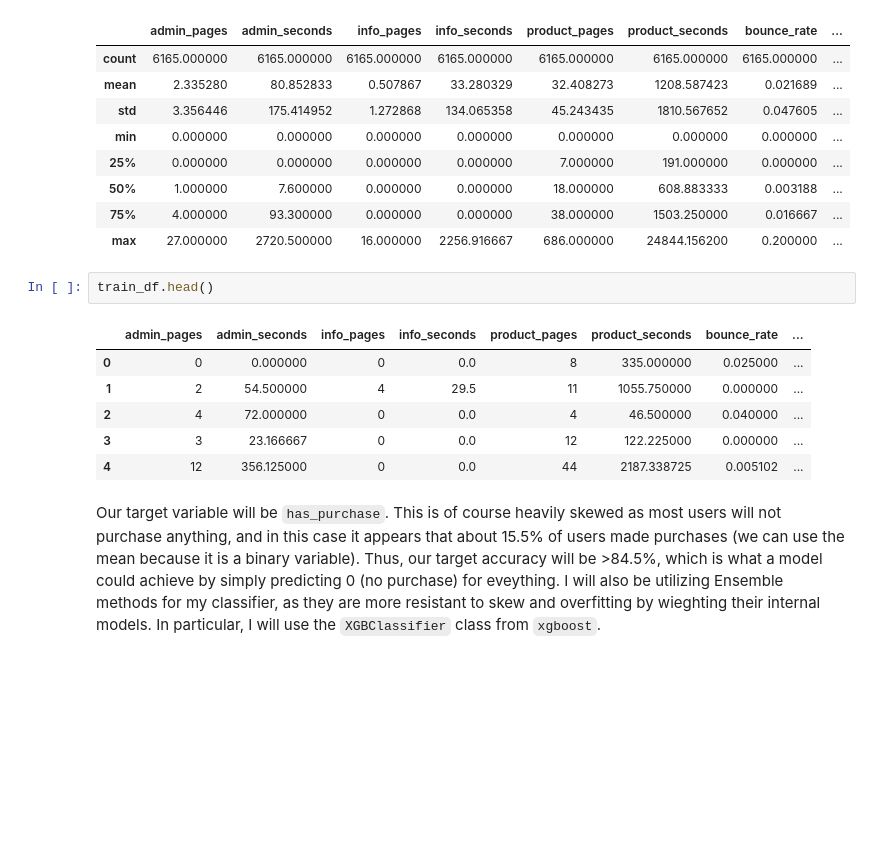
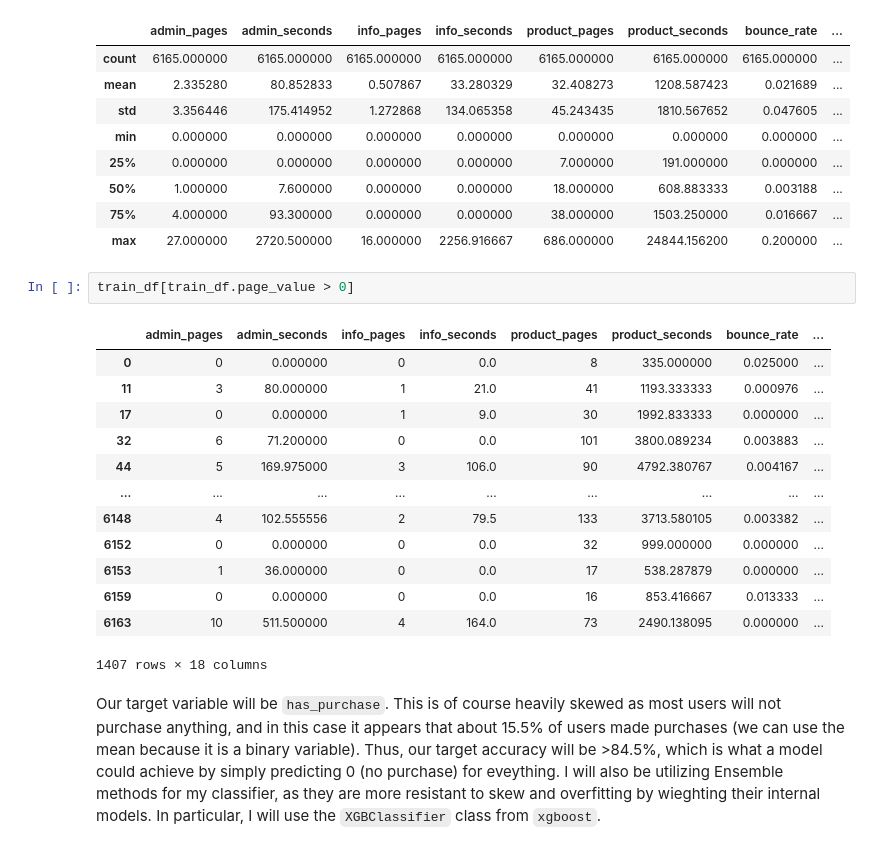
Before and after one commit to ACB-prgm/Predicting-Website-Purchases, a Jupyter notebook: student.ipynb, the cells around one changed output. Cells and saved outputs as stored; diff of their text form; blank space fills up the shorter version.

```diff
--- a/student.ipynb
+++ b/student.ipynb
@@ -54,15 +54,22 @@ train_df.describe() # Look at general data distributions, size, and noise.
 | 50% | 1.000000 | 7.600000 | 0.000000 | 0.000000 | 18.000000 | 608.883333 | 0.003188 | ... |
 | 75% | 4.000000 | 93.300000 | 0.000000 | 0.000000 | 38.000000 | 1503.250000 | 0.016667 | ... |
 | max | 27.000000 | 2720.500000 | 16.000000 | 2256.916667 | 686.000000 | 24844.156200 | 0.200000 | ... |
-# %%
-train_df.head()
-# %% [output]
-|  | admin_pages | admin_seconds | info_pages | info_seconds | product_pages | product_seconds | bounce_rate | ... |
-| 0 | 0 | 0.000000 | 0 | 0.0 | 8 | 335.000000 | 0.025000 | ... |
-| 1 | 2 | 54.500000 | 4 | 29.5 | 11 | 1055.750000 | 0.000000 | ... |
-| 2 | 4 | 72.000000 | 0 | 0.0 | 4 | 46.500000 | 0.040000 | ... |
-| 3 | 3 | 23.166667 | 0 | 0.0 | 12 | 122.225000 | 0.000000 | ... |
-| 4 | 12 | 356.125000 | 0 | 0.0 | 44 | 2187.338725 | 0.005102 | ... |
+# %%
+train_df[train_df.page_value > 0]
+# %% [output]
+|  | admin_pages | admin_seconds | info_pages | info_seconds | product_pages | product_seconds | bounce_rate | ... |
+| 0 | 0 | 0.000000 | 0 | 0.0 | 8 | 335.000000 | 0.025000 | ... |
+| 11 | 3 | 80.000000 | 1 | 21.0 | 41 | 1193.333333 | 0.000976 | ... |
+| 17 | 0 | 0.000000 | 1 | 9.0 | 30 | 1992.833333 | 0.000000 | ... |
+| 32 | 6 | 71.200000 | 0 | 0.0 | 101 | 3800.089234 | 0.003883 | ... |
+| 44 | 5 | 169.975000 | 3 | 106.0 | 90 | 4792.380767 | 0.004167 | ... |
+| ... | ... | ... | ... | ... | ... | ... | ... | ... |
+| 6148 | 4 | 102.555556 | 2 | 79.5 | 133 | 3713.580105 | 0.003382 | ... |
+| 6152 | 0 | 0.000000 | 0 | 0.0 | 32 | 999.000000 | 0.000000 | ... |
+| 6153 | 1 | 36.000000 | 0 | 0.0 | 17 | 538.287879 | 0.000000 | ... |
+| 6159 | 0 | 0.000000 | 0 | 0.0 | 16 | 853.416667 | 0.013333 | ... |
+| 6163 | 10 | 511.500000 | 4 | 164.0 | 73 | 2490.138095 | 0.000000 | ... |
+1407 rows × 18 columns
 # %% [markdown]
 Our target variable will be `has_purchase`.  This is of course heavily skewed as most users will not purchase anything, and in this case it appears that about 15.5% of users made purchases (we can use the mean because it is a binary variable).  Thus, our target accuracy will be >84.5%, which is what a model could achieve by simply predicting 0 (no purchase) for eveything.  I will also be utilizing Ensemble methods for my classifier, as they are more resistant to skew and overfitting by wieghting their internal models.  In particular, I will use the `XGBClassifier` class from `xgboost`.
 # %%
```
Also changed, not shown: parts of 13 cells of this notebook, 2 other files.
